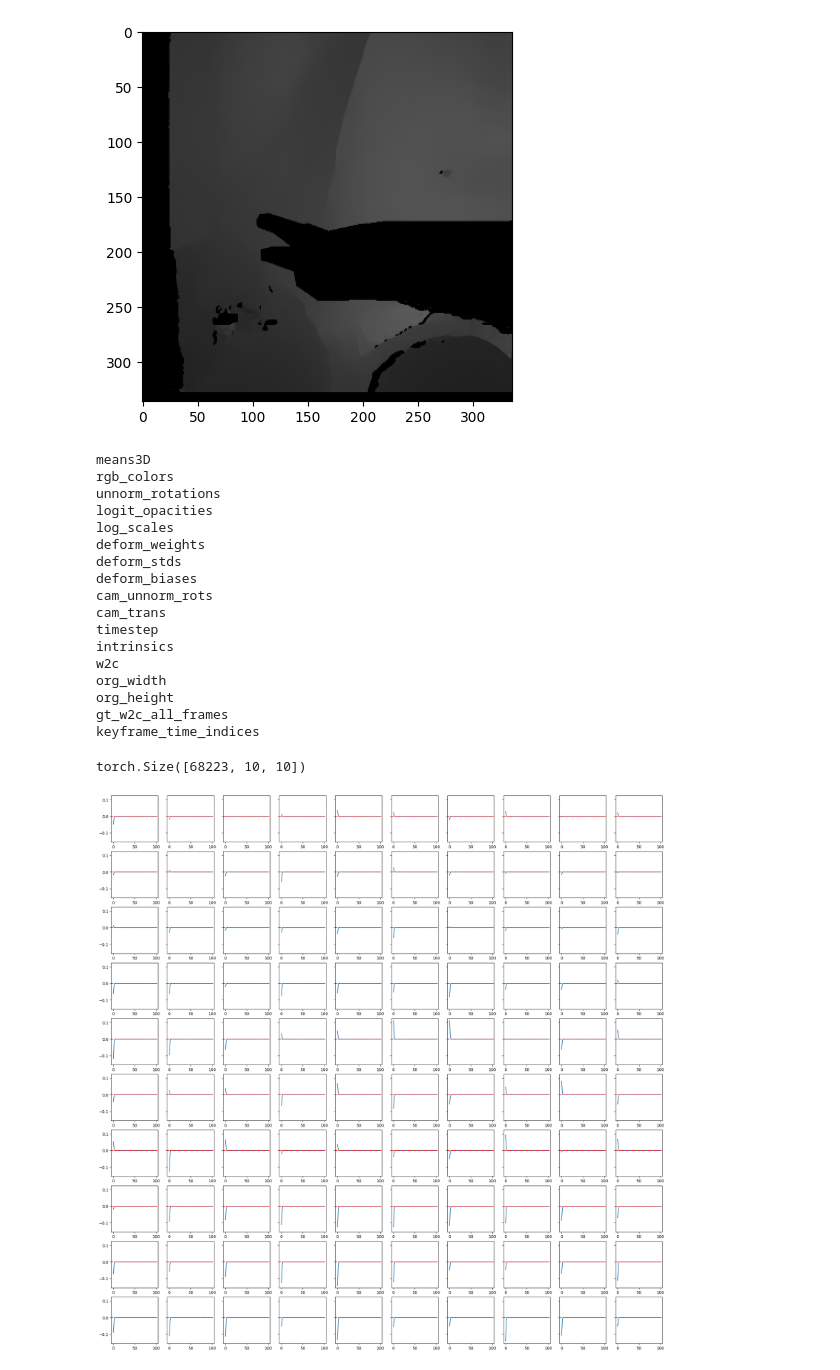
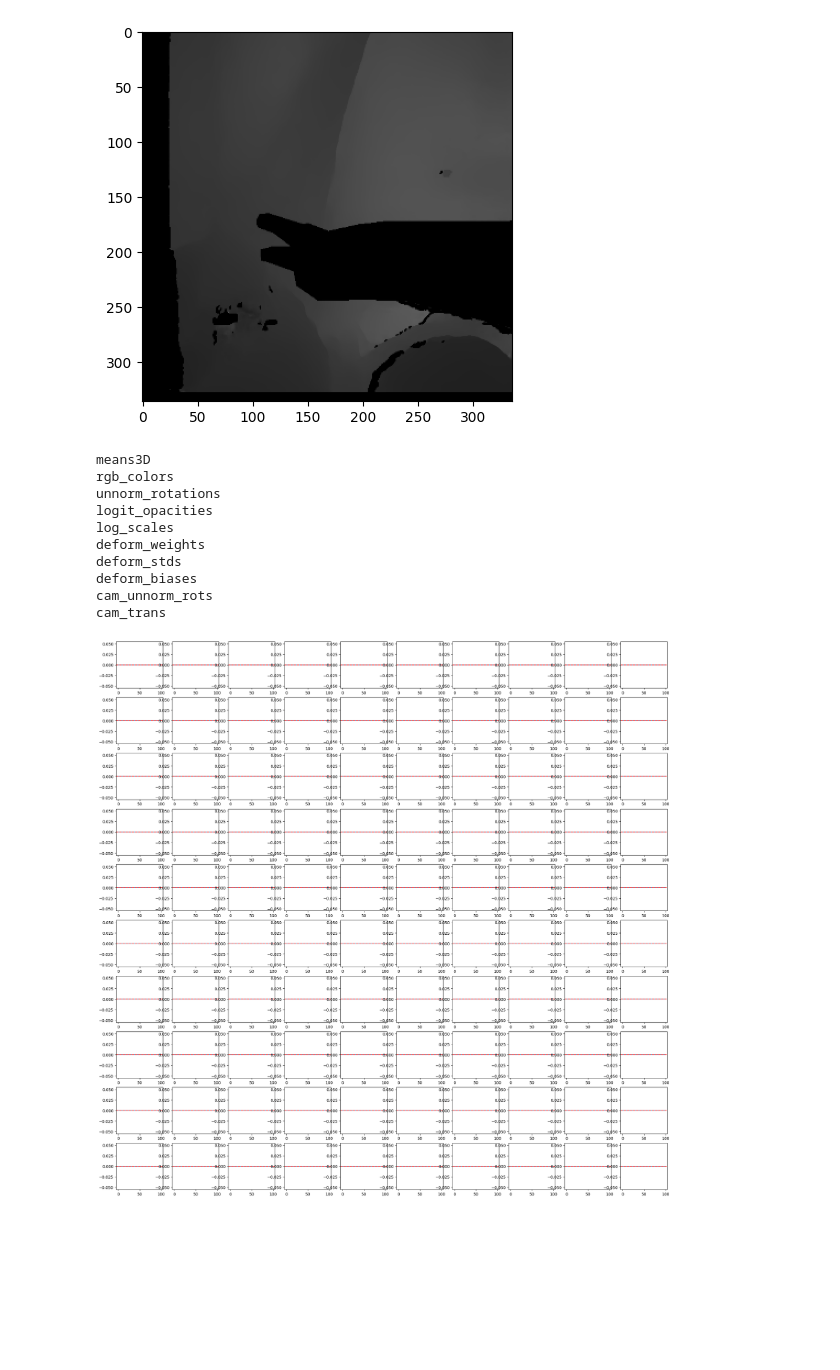
Before and after one commit to nasrelkad/SurgeSplam_deformation, a Jupyter notebook: test_grn.ipynb, the cells around one changed output. Drawn from its saved outputs; the diff is of its cells as text; code cells hidden in the pictures; blank space fills up the shorter version.

```diff
--- a/test_grn.ipynb
+++ b/test_grn.ipynb
@@ -931,7 +931,7 @@ plt.imshow(torch.tensor(depth))
 import torch
 import numpy as np
 import matplotlib.pyplot as plt
-params = np.load('experiments/EndoNerf cutting_deform/cutting_deform/params.npz')
+params = np.load('experiments/EndoNerf cutting_deform/cutting_deform/params0.npz')
 for k in params.keys():
     print(k)
 # %% [output]
@@ -945,13 +945,6 @@ deform_stds
 deform_biases
 cam_unnorm_rots
 cam_trans
-timestep
-intrinsics
-w2c
-org_width
-org_height
-gt_w2c_all_frames
-keyframe_time_indices
 # %%
 weights = torch.tensor(params['deform_weights'])
 biases =    torch.tensor(params['deform_biases'])
@@ -963,15 +956,11 @@ for time in range(100):
     deform = torch.sum(weights*torch.exp(-1/(2*stds**2)*(time-biases)**2),1)
     deforms.append(deform) # Nx10 gaussians deformations
     deformsx1.append(deform[0,0])
-# %%
-weights.shape
-# %% [output]
-torch.Size([68223, 10, 10])
 # %%
-fig,ax = plt.subplots(10,10,figsize = (25,25),sharey=True)
+fig,ax = plt.subplots(10,10,figsize = (25,25))
 for i in range(10):
     for ii in range(10):
         ax[ii,i].plot([deforms[idx][i+10,ii] for idx in range(len(deforms))])
         ax[ii,i].axhline(y = 0.0,color = 'r', linestyle = '--')
 # %% [output]
-[figure, old version]
+[figure, new version]
```
Also changed, not shown: parts of 4 cells of this notebook, 1 other file.
